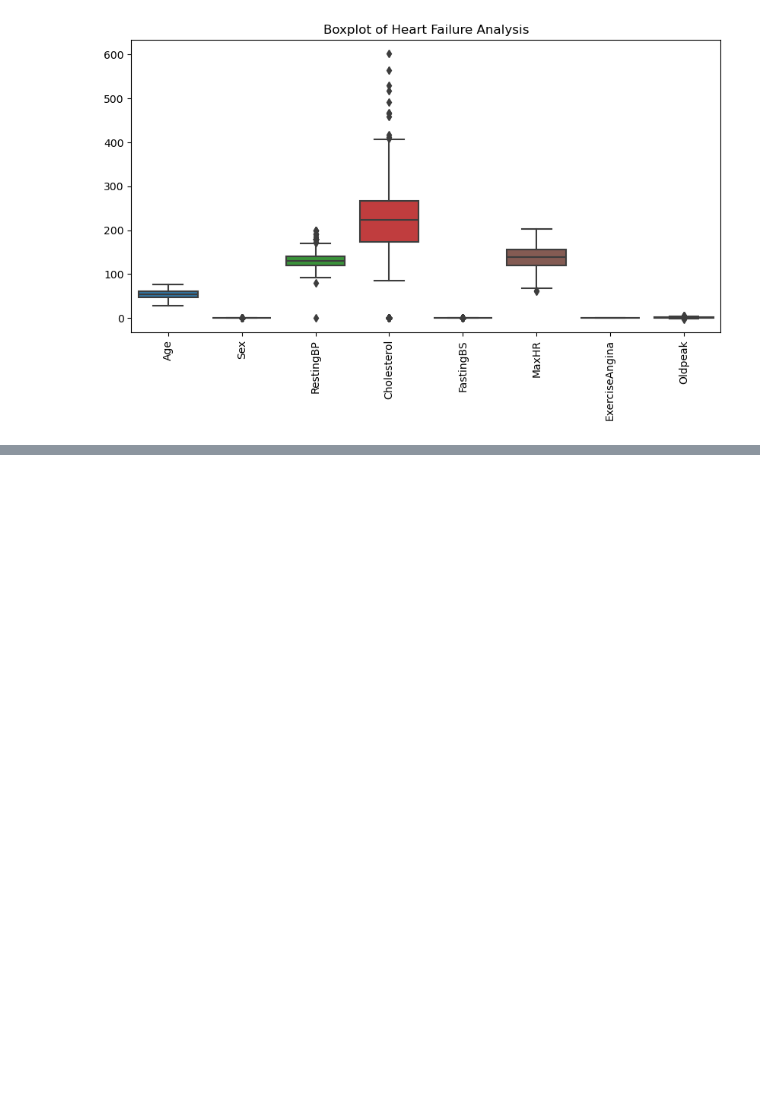
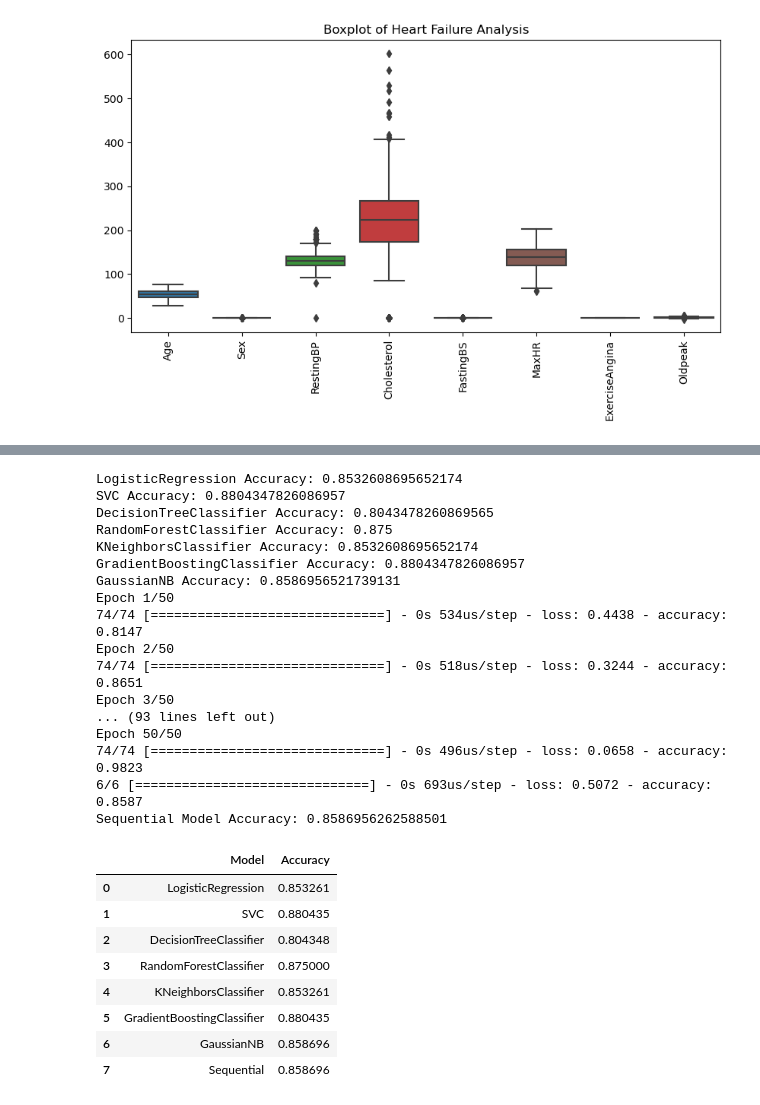
Before and after one commit to MaukanMir/Heart-Failure-Classification, a Jupyter notebook: training.ipynb, the cells around one changed output, grey strips where cells are left out. Drawn from its saved outputs; the diff is of its cells as text; code cells hidden in the pictures; blank space fills up the shorter version.

```diff
--- a/training.ipynb
+++ b/training.ipynb
@@ -44,7 +44,7 @@ def run_all_models(X_train_scaled, X_test_scaled, y_train_encoded, y_test_encode
     sequential_model.add(Dense(32, activation='relu'))
     sequential_model.add(Dense(1, activation='sigmoid'))
     sequential_model.compile(loss='binary_crossentropy', optimizer='adam', metrics=['accuracy'])
-    sequential_model.fit(X_train_scaled, y_train_encoded, epochs=20, batch_size=10, verbose=1)
+    sequential_model.fit(X_train_scaled, y_train_encoded, epochs=50, batch_size=10, verbose=1)
     loss, accuracy = sequential_model.evaluate(X_test_scaled, y_test_encoded)
     print(f"Sequential Model Accuracy: {accuracy}")
     model_performance.append({"Model": "Sequential", "Accuracy": accuracy})
@@ -205,0 +213,38 @@ df.drop(features_to_encode, axis=1, inplace=True)
+# %%
+X, y = df.drop("HeartDisease", axis=1), df["HeartDisease"]
+
+X_train, X_test, y_train_encoded, y_test_encoded = train_test_split(X, y, test_size=0.2, random_state=42)
+
+scaler = StandardScaler()
+
+X_train_scaled, X_test_scaled = scaler.fit_transform(X_train), scaler.transform(X_test)
+
+models = run_all_models(X_train_scaled, X_test_scaled, y_train_encoded, y_test_encoded)
+models
+# %% [output]
+LogisticRegression Accuracy: 0.8532608695652174
+SVC Accuracy: 0.8804347826086957
+DecisionTreeClassifier Accuracy: 0.8043478260869565
+RandomForestClassifier Accuracy: 0.875
+KNeighborsClassifier Accuracy: 0.8532608695652174
+GradientBoostingClassifier Accuracy: 0.8804347826086957
+GaussianNB Accuracy: 0.8586956521739131
+Epoch 1/50
+74/74 [==============================] - 0s 534us/step - loss: 0.4438 - accuracy: 0.8147
+Epoch 2/50
+74/74 [==============================] - 0s 518us/step - loss: 0.3244 - accuracy: 0.8651
+Epoch 3/50
+... (93 lines left out)
+Epoch 50/50
+74/74 [==============================] - 0s 496us/step - loss: 0.0658 - accuracy: 0.9823
+6/6 [==============================] - 0s 693us/step - loss: 0.5072 - accuracy: 0.8587
+Sequential Model Accuracy: 0.8586956262588501
+|  | Model | Accuracy |
+| 0 | LogisticRegression | 0.853261 |
+| 1 | SVC | 0.880435 |
+| 2 | DecisionTreeClassifier | 0.804348 |
+| 3 | RandomForestClassifier | 0.875000 |
+| 4 | KNeighborsClassifier | 0.853261 |
+| 5 | GradientBoostingClassifier | 0.880435 |
+| 6 | GaussianNB | 0.858696 |
+| 7 | Sequential | 0.858696 |
```
Also changed, not shown: parts of 2 cells of this notebook.
